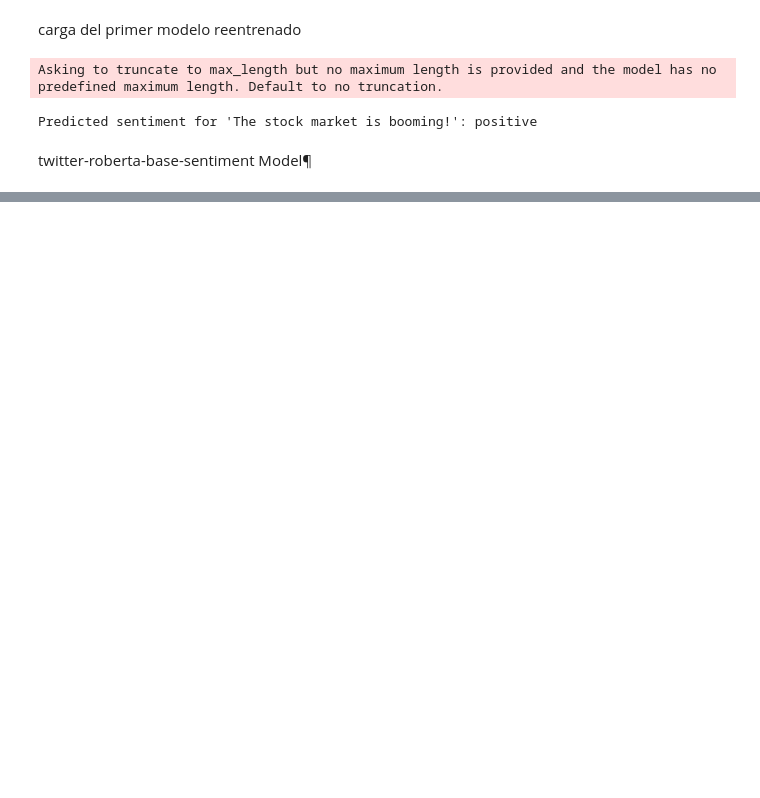
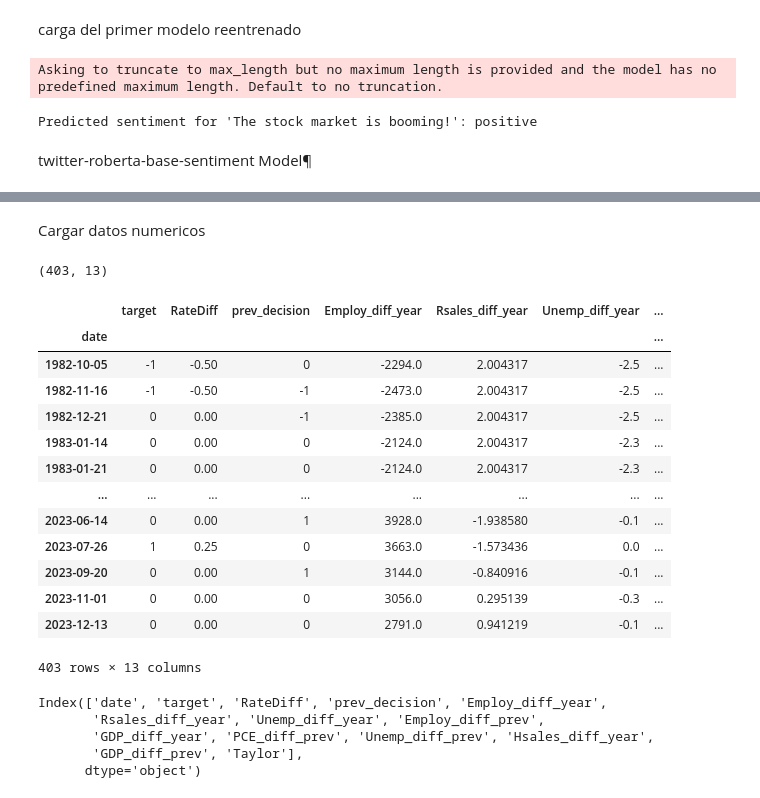
Before and after one commit to luisllll/tfm_ia3_nodata, a Jupyter notebook: Modelado_Luis_prediccion.ipynb, the cells around one changed output, grey strips where cells are left out. Drawn from its saved outputs; the diff is of its cells as text; code cells hidden in the pictures; blank space fills up the shorter version.

```diff
--- a/Modelado_Luis_prediccion.ipynb
+++ b/Modelado_Luis_prediccion.ipynb
@@ -235,0 +240,27 @@ submuestra_df['predicted_roberta'] = preds_roberta; submuestra_df
+# %% [markdown]
+Cargar datos numericos
+# %%
+# Load previously processed non-text data
+# Load data
+file = open('C:/Users/luisl/OneDrive/Escritorio/TFM_IA3/tfm_ia3_nodata/data/train_data/nontext_train_small.pickle', 'rb')
+train_df = pickle.load(file)
+file.close()
+
+print(train_df.shape)
+train_df
+# %% [output]
+(403, 13)
+|  | target | RateDiff | prev_decision | Employ_diff_year | Rsales_diff_year | Unemp_diff_year | ... |
+| date |  |  |  |  |  |  | ... |
+| 1982-10-05 | -1 | -0.50 | 0 | -2294.0 | 2.004317 | -2.5 | ... |
+| 1982-11-16 | -1 | -0.50 | -1 | -2473.0 | 2.004317 | -2.5 | ... |
+| 1982-12-21 | 0 | 0.00 | -1 | -2385.0 | 2.004317 | -2.5 | ... |
+| 1983-01-14 | 0 | 0.00 | 0 | -2124.0 | 2.004317 | -2.3 | ... |
+| 1983-01-21 | 0 | 0.00 | 0 | -2124.0 | 2.004317 | -2.3 | ... |
+| ... | ... | ... | ... | ... | ... | ... | ... |
+| 2023-06-14 | 0 | 0.00 | 1 | 3928.0 | -1.938580 | -0.1 | ... |
+| 2023-07-26 | 1 | 0.25 | 0 | 3663.0 | -1.573436 | 0.0 | ... |
+| 2023-09-20 | 0 | 0.00 | 1 | 3144.0 | -0.840916 | -0.1 | ... |
+| 2023-11-01 | 0 | 0.00 | 0 | 3056.0 | 0.295139 | -0.3 | ... |
+| 2023-12-13 | 0 | 0.00 | 0 | 2791.0 | 0.941219 | -0.1 | ... |
+403 rows × 13 columns
@@ -235,0 +269,8 @@ submuestra_df['predicted_roberta'] = preds_roberta; submuestra_df
+# %%
+train_df.columns
+# %% [output]
+Index(['date', 'target', 'RateDiff', 'prev_decision', 'Employ_diff_year',
+       'Rsales_diff_year', 'Unemp_diff_year', 'Employ_diff_prev',
+       'GDP_diff_year', 'PCE_diff_prev', 'Unemp_diff_prev', 'Hsales_diff_year',
+       'GDP_diff_prev', 'Taylor'],
+      dtype='object')
```
Also changed, not shown: parts of 8 cells of this notebook, 1 other file.
